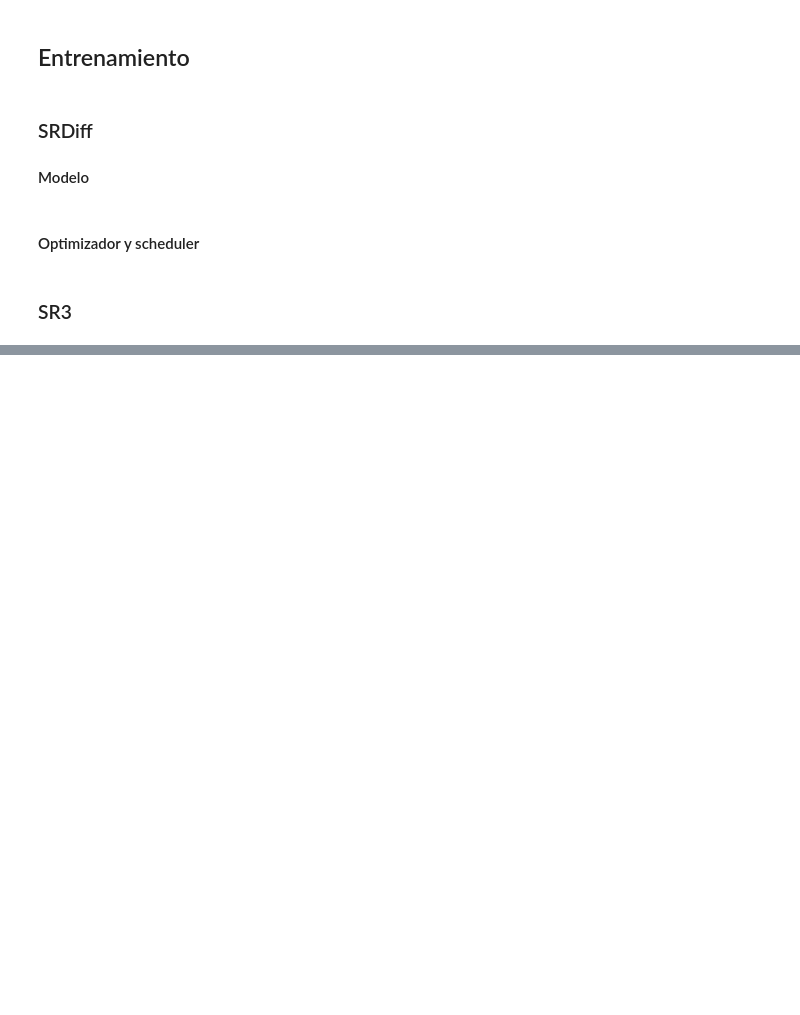
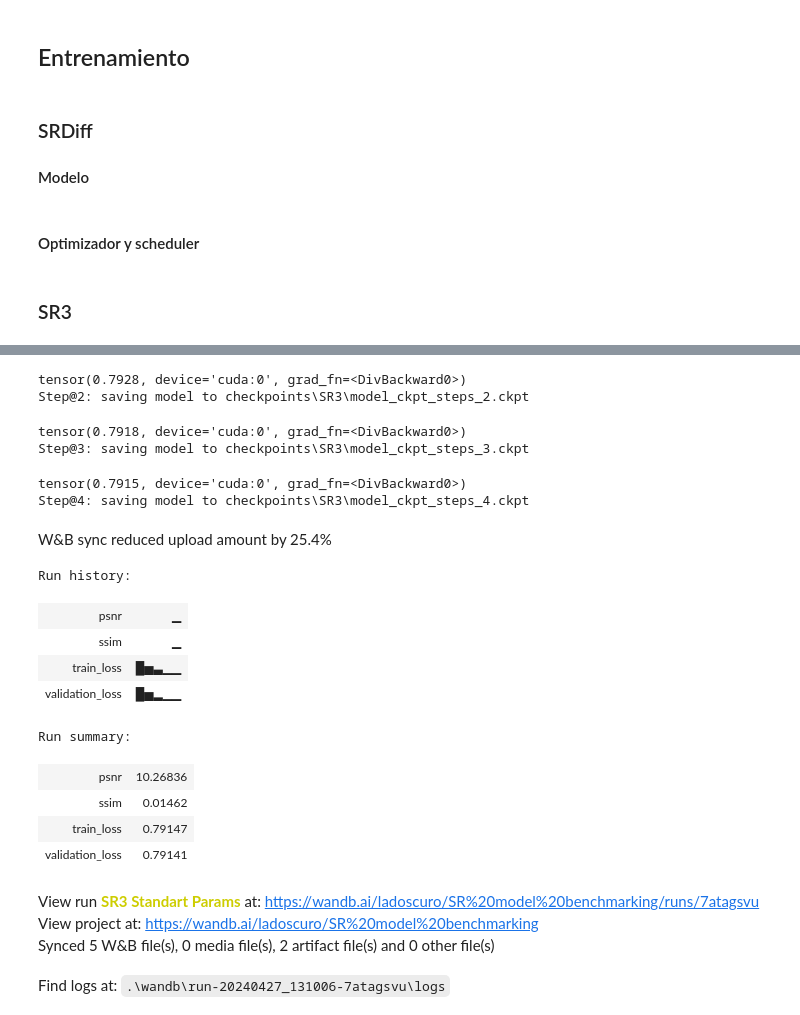
Before and after one commit to Descalabreitor/Satelite-Superresolution-diffusion, a Jupyter notebook: experiments.ipynb, the cells around one changed output, grey strips where cells are left out. Drawn from its saved outputs; the diff is of its cells as text; code cells hidden in the pictures; blank space fills up the shorter version.

```diff
--- a/experiments.ipynb
+++ b/experiments.ipynb
@@ -162,23 +181,45 @@ scheduler = torch.optim.lr_scheduler.CosineAnnealingLR(optimizer, T_max=hyperpar
 # %%
 project_name = "SR model benchmarking"
 run_name = "SR3 Standart Params"
 wandb.login()
 wandb.init(project=project_name, config=hyperparams, name=run_name)
 
-trainer = Trainer(metrics_used=["ssim", "psnr"])
+trainer = SR3Trainer(metrics_used=["ssim", "psnr"])
 trainer.set_model(SR3_model)
 trainer.set_optimizer(optimizer)
 trainer.set_scheduler(scheduler)
 for step in range(hyperparams["epochs"]):
     train_loss = trainer.train(train_dataloader)
     torch.cuda.empty_cache()
-
+    print(train_loss)
     trainer.save_model("checkpoints\\SR3", step)
     with torch.no_grad():
         val_loss = trainer.validate(val_dataloader)
     torch.cuda.empty_cache()
     wandb.log({"train_loss": train_loss, "validation_loss": val_loss})
 
 test_metrics = trainer.test(test_dataloader)
 wandb.log(test_metrics)
 wandb.finish()
+# %% [output]
+tensor(0.7928, device='cuda:0', grad_fn=<DivBackward0>)
+Step@2: saving model to checkpoints\SR3\model_ckpt_steps_2.ckpt
+tensor(0.7918, device='cuda:0', grad_fn=<DivBackward0>)
+Step@3: saving model to checkpoints\SR3\model_ckpt_steps_3.ckpt
+tensor(0.7915, device='cuda:0', grad_fn=<DivBackward0>)
+Step@4: saving model to checkpoints\SR3\model_ckpt_steps_4.ckpt
+W&B sync reduced upload amount by 25.4%
+Run history:
+| psnr | ▁ |
+| ssim | ▁ |
+| train_loss | █▅▃▁▁ |
+| validation_loss | █▅▂▁▁ |
+Run summary:
+| psnr | 10.26836 |
+| ssim | 0.01462 |
+| train_loss | 0.79147 |
+| validation_loss | 0.79141 |
+View run SR3 Standart Params at: https://wandb.ai/ladoscuro/SR%20model%20benchmarking/runs/7atagsvu
+View project at: https://wandb.ai/ladoscuro/SR%20model%20benchmarking
+Synced 5 W&B file(s), 0 media file(s), 2 artifact file(s) and 0 other file(s)
+Find logs at: .\wandb\run-20240427_131006-7atagsvu\logs
```
Also changed, not shown: parts of 2 cells of this notebook, 4 other files.
